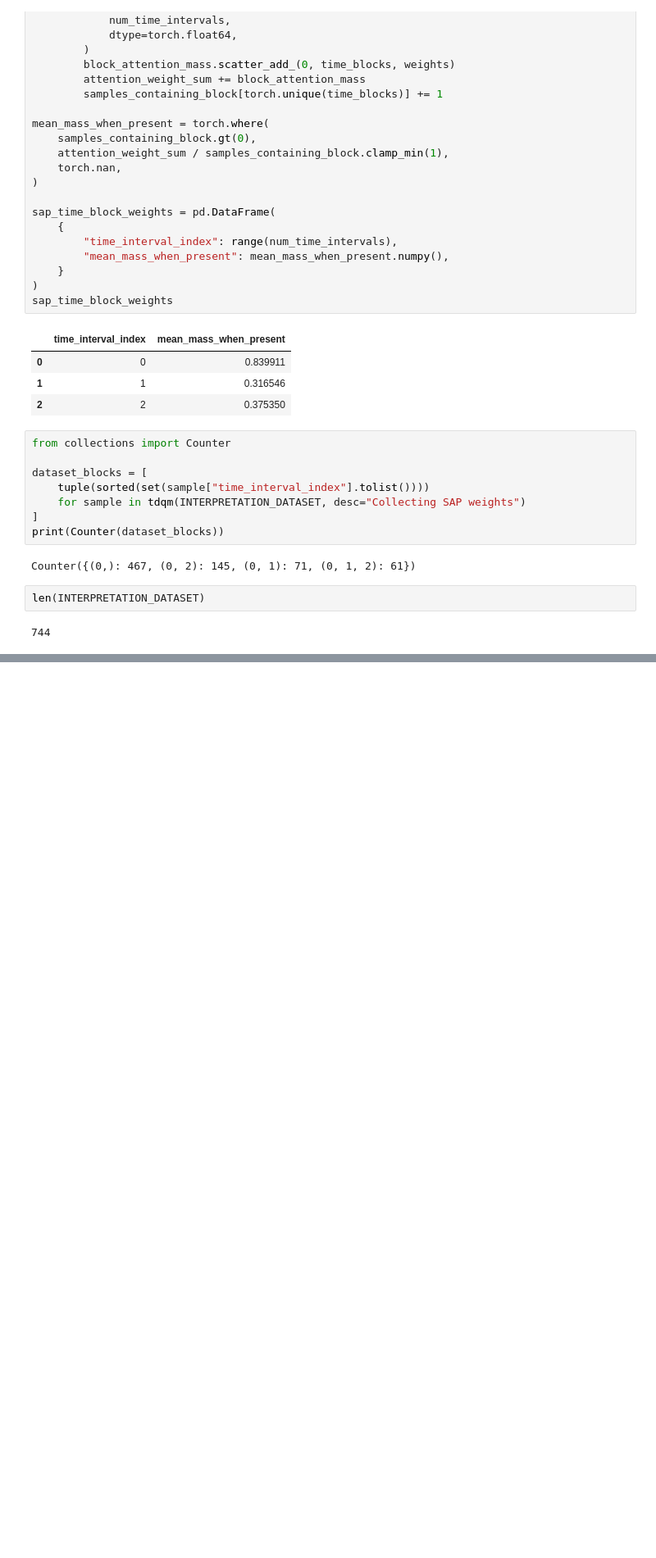
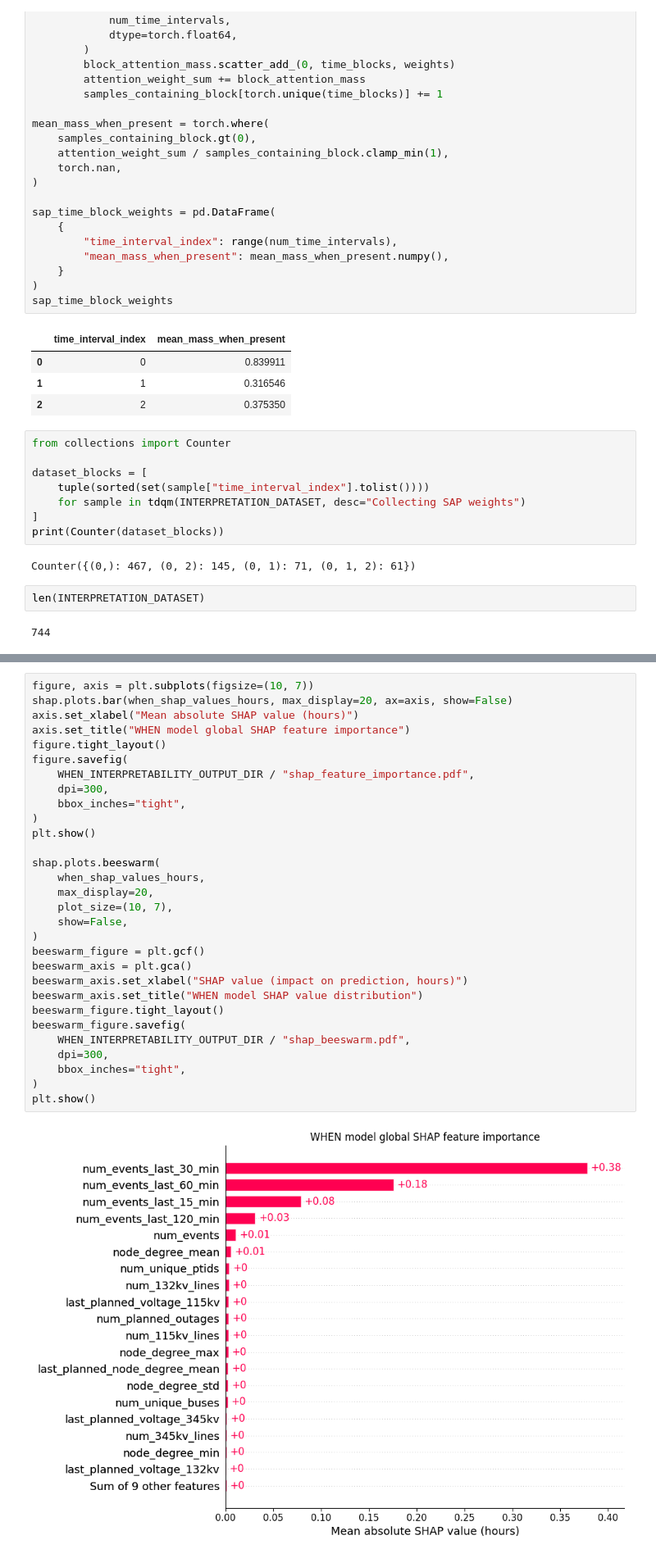
Before and after one commit to mohamad-hasan-sohan-ajini/predictive-maintenance, a Jupyter notebook: src/interpretability.ipynb, the cells around one changed output, grey strips where cells are left out. Shown at 82% size. Cells and saved outputs as stored; diff of their text form; blank space fills up the shorter version.

```diff
--- a/src/interpretability.ipynb
+++ b/src/interpretability.ipynb
@@ -495,0 +714,32 @@ display(
+# %%
+figure, axis = plt.subplots(figsize=(10, 7))
+shap.plots.bar(when_shap_values_hours, max_display=20, ax=axis, show=False)
+axis.set_xlabel("Mean absolute SHAP value (hours)")
+axis.set_title("WHEN model global SHAP feature importance")
+figure.tight_layout()
+figure.savefig(
+    WHEN_INTERPRETABILITY_OUTPUT_DIR / "shap_feature_importance.pdf",
+    dpi=300,
+    bbox_inches="tight",
+)
+plt.show()
+
+shap.plots.beeswarm(
+    when_shap_values_hours,
+    max_display=20,
+    plot_size=(10, 7),
+    show=False,
+)
+beeswarm_figure = plt.gcf()
+beeswarm_axis = plt.gca()
+beeswarm_axis.set_xlabel("SHAP value (impact on prediction, hours)")
+beeswarm_axis.set_title("WHEN model SHAP value distribution")
+beeswarm_figure.tight_layout()
+beeswarm_figure.savefig(
+    WHEN_INTERPRETABILITY_OUTPUT_DIR / "shap_beeswarm.pdf",
+    dpi=300,
+    bbox_inches="tight",
+)
+plt.show()
+# %% [output]
+[figure, added]
```
Also changed, not shown: parts of 12 cells of this notebook.
